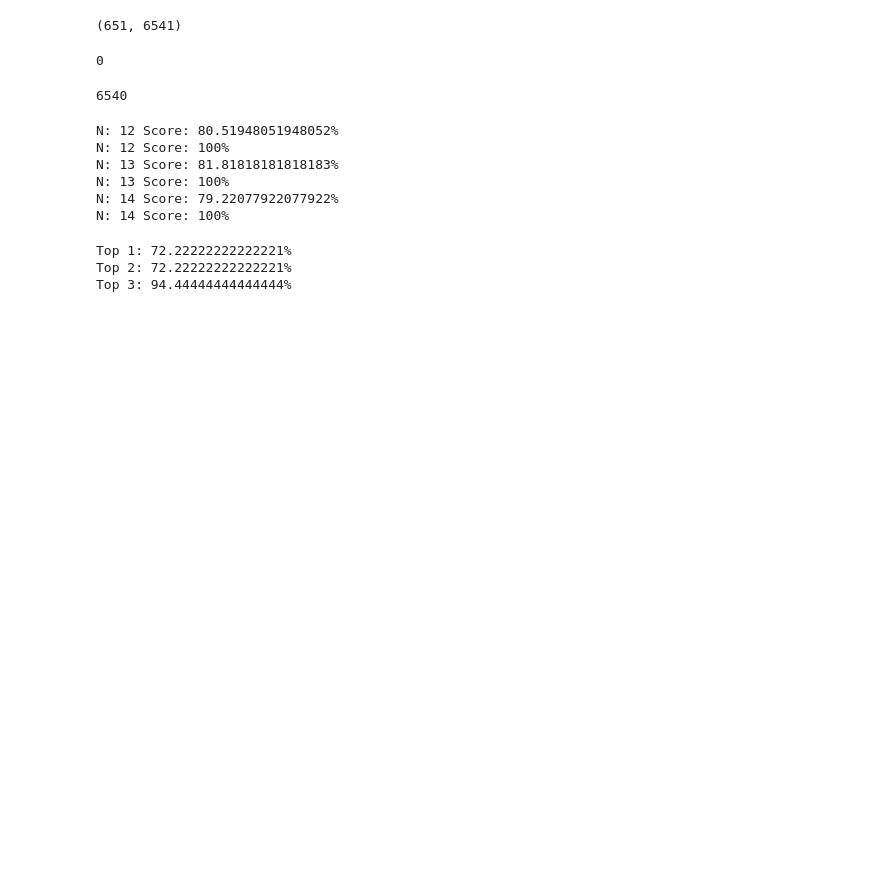
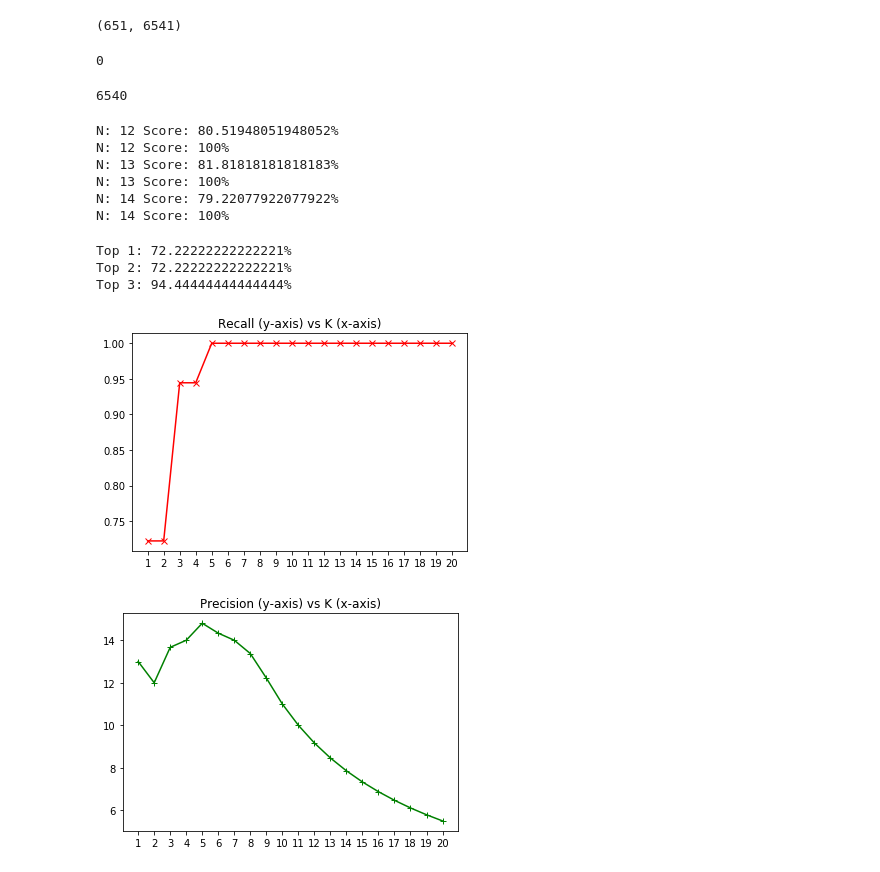
Before and after one commit to wyxzou/Citations, a Jupyter notebook: src/LDAModel.ipynb, the cells around one changed output. Drawn from its saved outputs; the diff is of its cells as text; code cells hidden in the pictures; blank space fills up the shorter version.

Commit message:
add pr curves

```diff
--- a/src/LDAModel.ipynb
+++ b/src/LDAModel.ipynb
@@ -171,0 +228,5 @@ Top 3: 94.44444444444444%
+# %%
+plot_precision_recall(best_lda, train_counts_df, test_counts_df, np.matmul(X_test, X_train.T), test_candidates)
+# %% [output]
+[figure, added]
+[figure, added]
```
Also changed, not shown: parts of 2 cells of this notebook, 1 other file.
